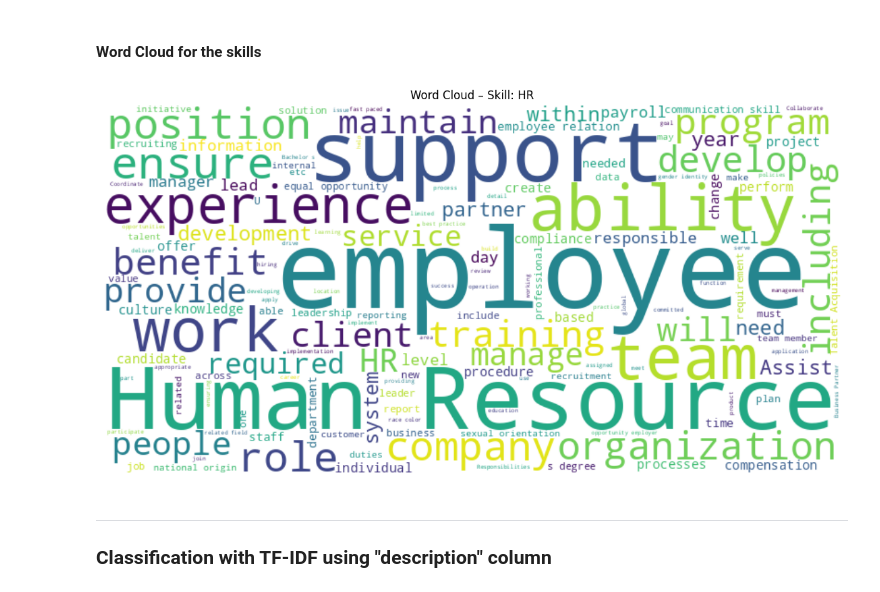
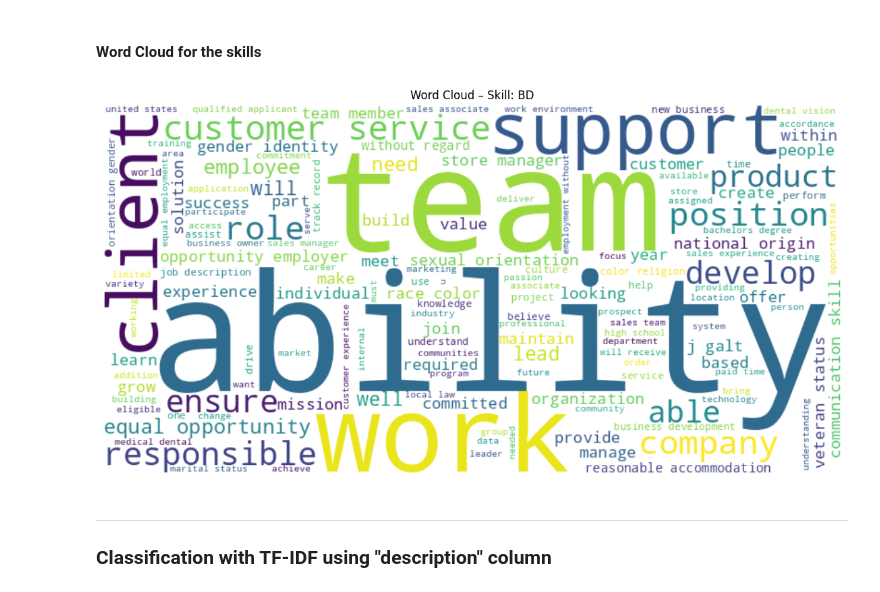
Before and after one commit to gabcal07/NLP_Linkedin_offers, a Jupyter notebook: models/src/regression/classification.ipynb, the cells around one changed output. Drawn from its saved outputs; the diff is of its cells as text; code cells hidden in the pictures.

```diff
--- a/models/src/regression/classification.ipynb
+++ b/models/src/regression/classification.ipynb
@@ -49,3 +49,4 @@ postings_df['title'] = postings_df['title'].astype('str').apply(lambda x: clean_
 # We use the job_id to join the job_skills_df with postings_df
 job_skills_df[['job_id', 'skill_abr']].dropna(inplace=True)
 postings_df = postings_df.merge(job_skills_df[['job_id', 'skill_abr']], on='job_id', how='left')
+postings_df[['description', 'title']].dropna(inplace=True)
@@ -324,9 +330,9 @@ def plot_skill_wordcloud(df, skill_abr, max_words=100, bg_color='white'):
     plt.tight_layout()
     plt.show()
 # %%
-plot_skill_wordcloud(postings_df, skill_abr='HR', max_words=150)
+plot_skill_wordcloud(postings_df, skill_abr='BD', max_words=150)
 # %% [output]
-[figure, old version]
+[figure, new version]
 # %% [markdown]
 ---
 ### Classification with TF-IDF using "description" column
```
Also changed, not shown: parts of 8 cells of this notebook, 1 other file.
